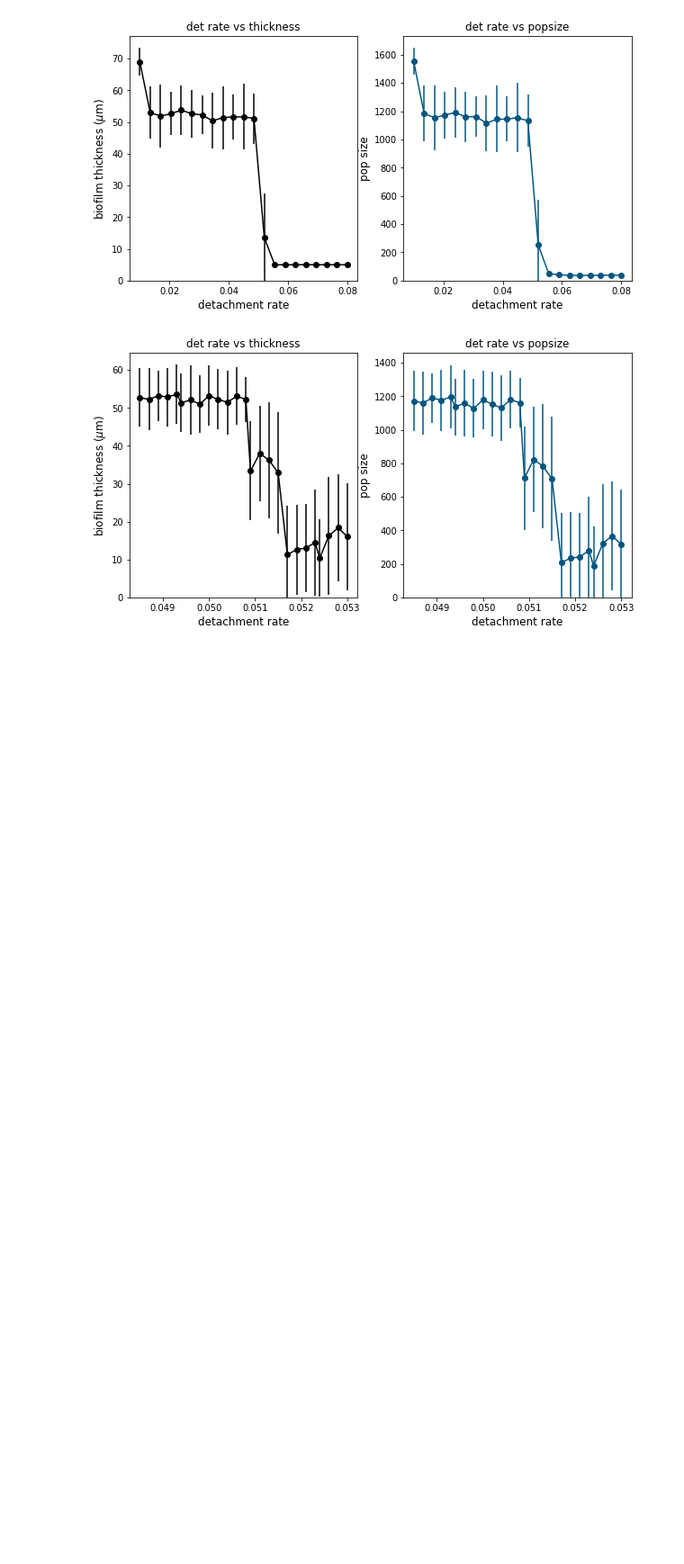
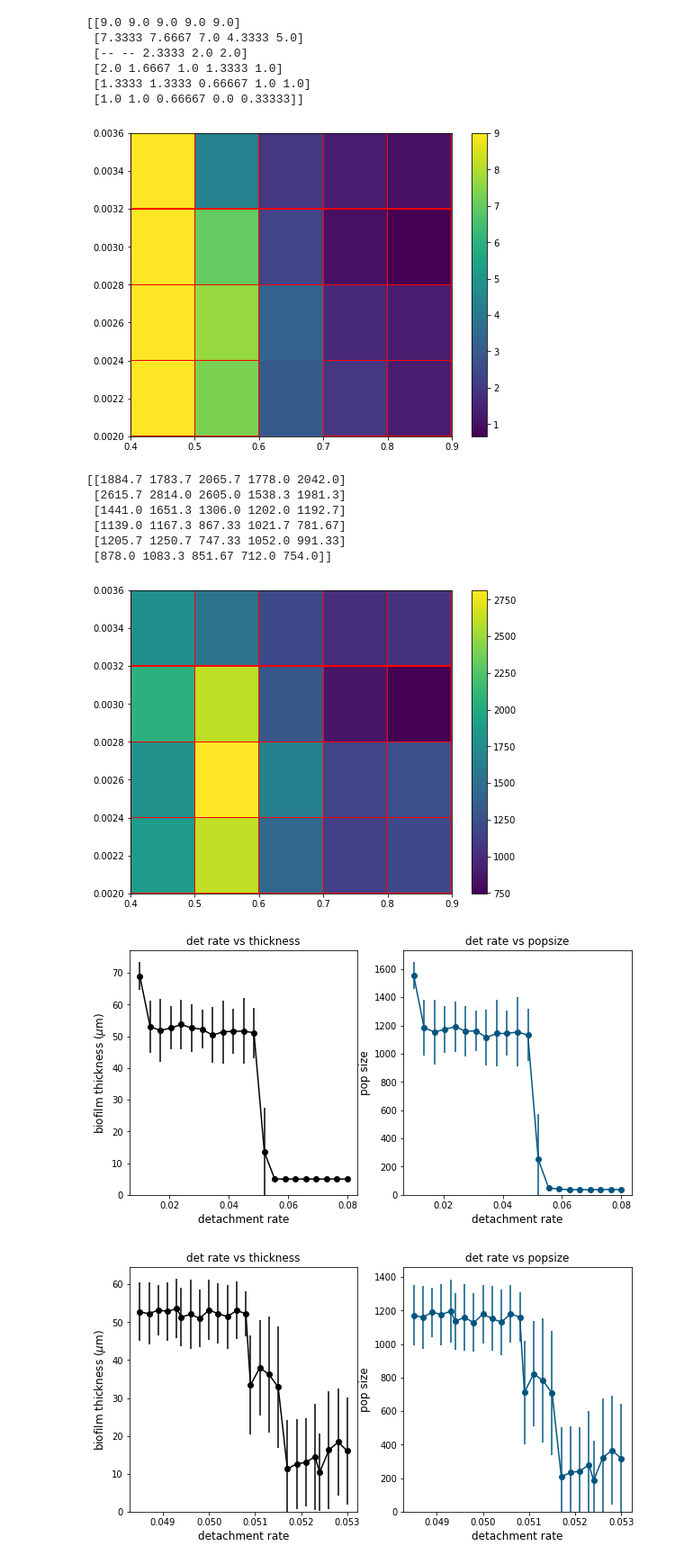
Before and after one commit to patricksinclair/Pyrithione_Analysis, a Jupyter notebook: Model_diagnostics/optimal_detach_rate.ipynb, the cells around one changed output. Shown at 90% size. Drawn from its saved outputs; the diff is of its cells as text; code cells hidden in the pictures; blank space fills up the shorter version.

```diff
--- a/Model_diagnostics/optimal_detach_rate.ipynb
+++ b/Model_diagnostics/optimal_detach_rate.ipynb
@@ -38,3 +143,66 @@ def readColumnsFromFile(filename):
+# %%
+def plotKAndDetRColourMap(all_values, z_key, mask=True):
+
+    fig, ax = plt.subplots()
+    fig.set_size_inches(8, 6.2)
+    titleSize = 16
+    labelSize = 16
+    numbersize = 14
+    legendsize = 10
+    IDsize=12
+    #need to reshape the 1d lists to that they're of size m x n
+    #where m is the number of unique x values and n is the number of times each unique value appears
+    x_raw = all_values['K']
+    y_raw = all_values['det_rate']
+    z_raw = all_values[z_key]
+
+    dx = (x_raw[0] - x_raw[1])/2.
+    dy = (y_raw[0] - y_raw[1])/2.
+    extent = [x_raw[0]-dx, x_raw[-1]+dx, y_raw[0]-dy, y_raw[-1]+dy]
+    m = len(set(all_values['K']))
+    n = int(len(all_values['K'])/m)
+    z = np.array(all_values[z_key]).reshape(m,n)
+
+    x = np.array(all_values['K']).reshape(m,n)
+    y = np.array(all_values['det_rate']).reshape(m,n)
+    z = np.array(all_values[z_key]).reshape(m,n)
+    cmap = ax.pcolor(x,y,z)
+    fig.colorbar(cmap)
+    goldilocks_bools = ((z >=3) & (z<=4))
+    goldilocks_zone = np.ma.array(z, mask=goldilocks_bools)
+    print(goldilocks_zone)
+
+    gl_zone = ax.pcolor(x,y,goldilocks_zone,color='red',facecolor='red')
+    #print(goldilocks_zone)
+    #tc = ax.tripcolor(x_raw,y_raw,z_raw,9)
+    #fig.colorbar(tc)
+#     imshow_graph = ax.imshow(z[::-1,::])
+#     cbar = fig.colorbar(imshow_graph)
+
+    #colour_map = ax.contourf(x, y, z,10)
+    #cbar = fig.colorbar(colour_map)
+
+    #if mask: coloured_goldilocks = ax.contourf(x,y,goldilocks_zone, colors='green')
+    plt.savefig('plots/squares'+z_key+'.pdf', bbox_inches='tight')
+    plt.show()
+
+plotKAndDetRColourMap(testo, 'thickness')
+plotKAndDetRColourMap(testo, 'n_replications', mask=False)
+# %% [output]
+[[9.0 9.0 9.0 9.0 9.0]
+ [7.3333 7.6667 7.0 4.3333 5.0]
+ [-- -- 2.3333 2.0 2.0]
+ [2.0 1.6667 1.0 1.3333 1.0]
+ [1.3333 1.3333 0.66667 1.0 1.0]
+ [1.0 1.0 0.66667 0.0 0.33333]]
+[figure, added]
+[[1884.7 1783.7 2065.7 1778.0 2042.0]
+ [2615.7 2814.0 2605.0 1538.3 1981.3]
+ [1441.0 1651.3 1306.0 1202.0 1192.7]
+ [1139.0 1167.3 867.33 1021.7 781.67]
+ [1205.7 1250.7 747.33 1052.0 991.33]
+ [878.0 1083.3 851.67 712.0 754.0]]
+[figure, added]
 # %%
 def combineAndAverageResultsArrays(resultsA, resultsB):
 
```
Also changed, not shown: parts of 3 cells of this notebook, 10 other files.
